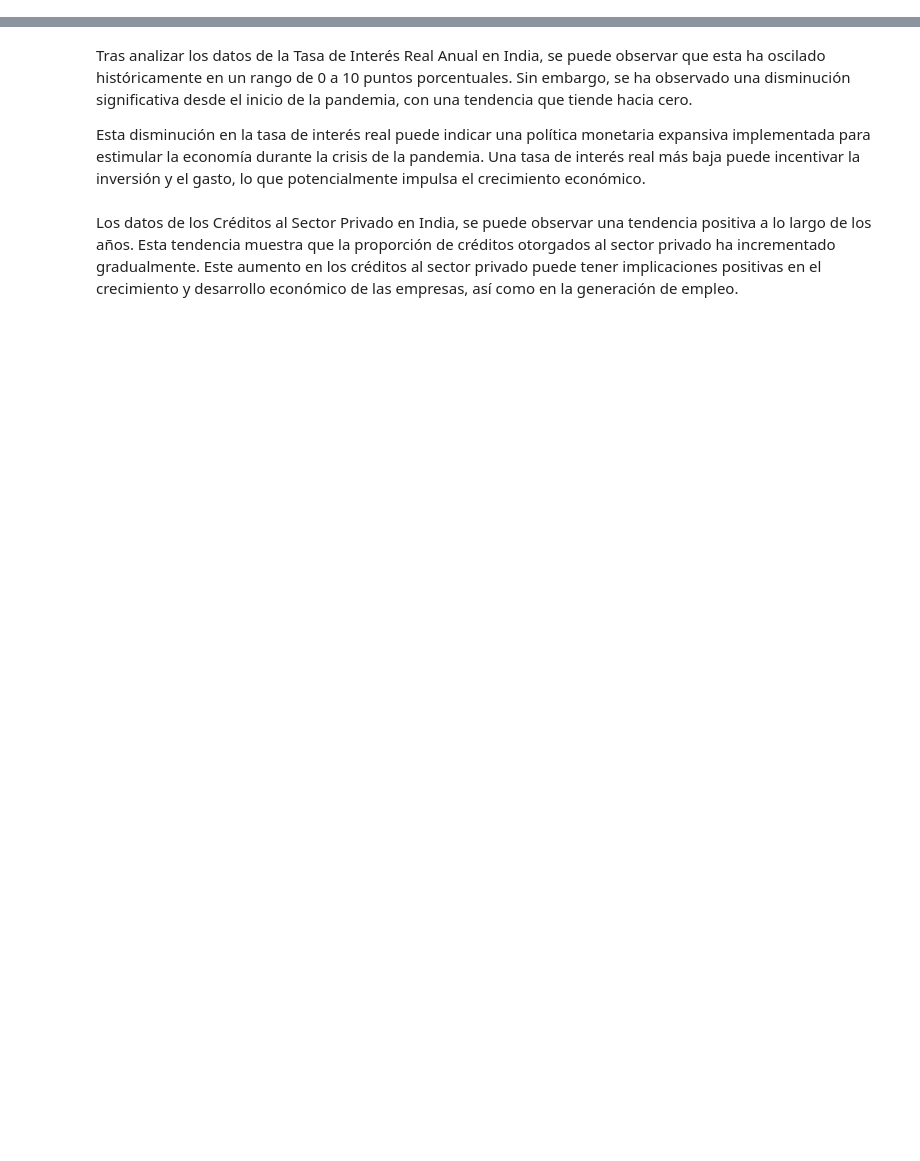
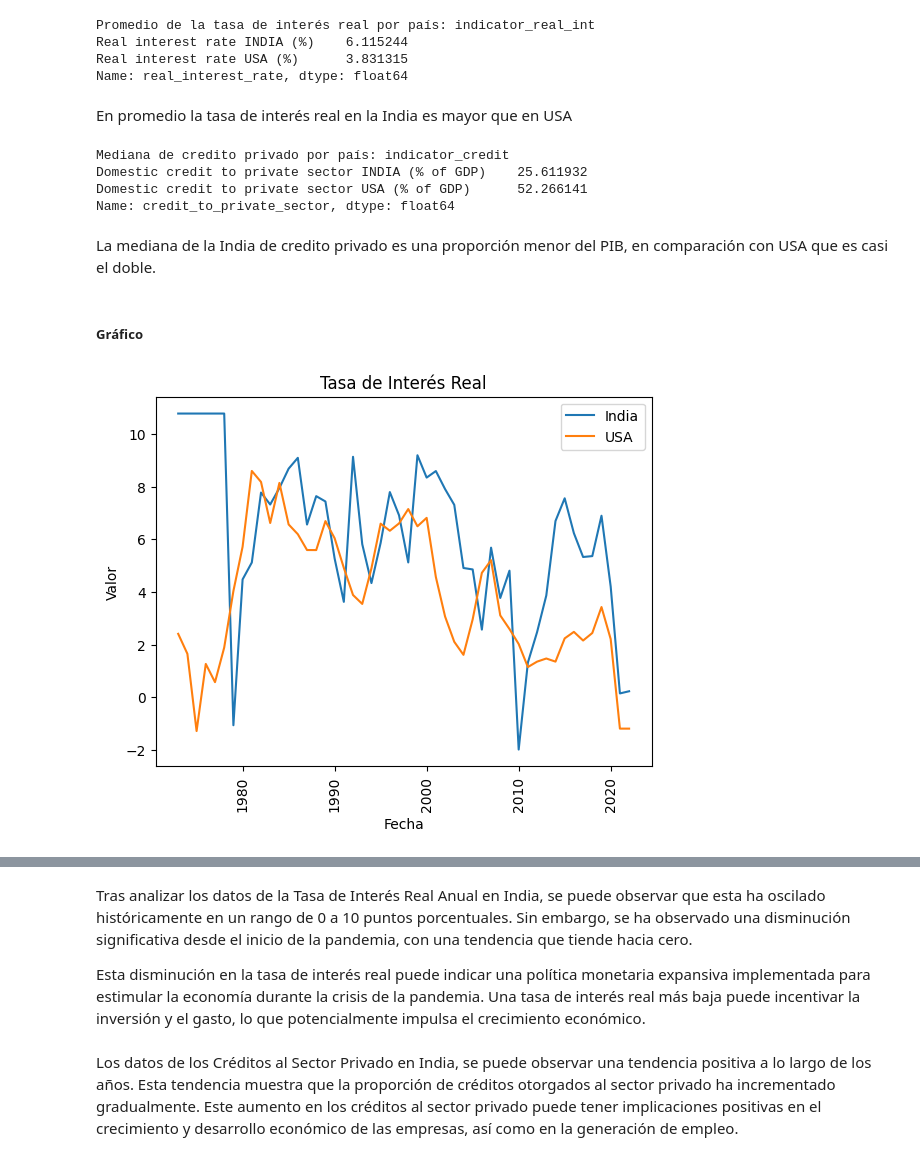
Before and after one commit to stefhanesl/api_data_bank_india, a Jupyter notebook: Descarga_de_datos_desde_api_publica_Karen_Salguero.ipynb, the cells around one changed output, grey strips where cells are left out. Drawn from its saved outputs; the diff is of its cells as text; code cells hidden in the pictures; blank space fills up the shorter version.

```diff
--- a/Descarga_de_datos_desde_api_publica_Karen_Salguero.ipynb
+++ b/Descarga_de_datos_desde_api_publica_Karen_Salguero.ipynb
@@ -107,0 +219,12 @@ plt.show()
+# %%
+#se tranforma año a dato tipo fecha
+df1['date'] = pd.to_datetime(df1['date']).dt.year
+# %%
+#se convierte en indice año
+df1.set_index('date', inplace=True)
+# %%
+# Realizar la interpolación para nulos
+df1['real_interest_rate'] = df1['real_interest_rate'].interpolate()
+df1['credit_to_private_sector'] = df1['credit_to_private_sector'].fillna(50.412164)
+df2['real_interest_rate'] = df2['real_interest_rate'].fillna(-1.189357)
+df1.reset_index(inplace=True)
@@ -107,0 +233,3 @@ plt.show()
+# %%
+df_merged = pd.concat([df1, df2], axis=0).reset_index(drop=True)
+df_merged.head()
@@ -107,0 +271,40 @@ plt.show()
+# %%
+agrup_por_tasa = df_merged['real_interest_rate'].groupby(df_merged['indicator_real_int']).mean()
+print(f'Promedio de la tasa de interés real por país: {agrup_por_tasa}')
+# %% [output]
+Promedio de la tasa de interés real por país: indicator_real_int
+Real interest rate INDIA (%)    6.115244
+Real interest rate USA (%)      3.831315
+Name: real_interest_rate, dtype: float64
+# %% [markdown]
+En promedio la tasa de interés real en la India es mayor que en USA
+# %%
+agrup_por_credit = df_merged['credit_to_private_sector'].groupby(df_merged['indicator_credit']).median()
+print(f'Mediana de credito privado por país: {agrup_por_credit}')
+# %% [output]
+Mediana de credito privado por país: indicator_credit
+Domestic credit to private sector INDIA (% of GDP)    25.611932
+Domestic credit to private sector USA (% of GDP)      52.266141
+Name: credit_to_private_sector, dtype: float64
+# %% [markdown]
+La mediana de la India de credito privado es una proporción menor del PIB, en comparación con USA que es casi el doble.
+# %% [markdown]
+##### Gráfico
+# %%
+import matplotlib.pyplot as plt
+
+tasa_interes_real_ind = df_merged[df_merged['country'] == 'India']['real_interest_rate'].reset_index(drop=True)[::-1]
+tasa_interes_real_us = df_merged[df_merged['country'] == 'USA']['real_interest_rate'].reset_index(drop=True)[::-1]
+date = df_merged['date'][50:100].reset_index(drop=True)[::-1]
+
+fig, ax = plt.subplots()
+ax.plot(date, tasa_interes_real_ind, label='India')
+ax.plot(date, tasa_interes_real_us, label='USA')
+ax.set_xlabel('Fecha')
+ax.set_ylabel('Valor')
+ax.set_title('Tasa de Interés Real')
+ax.legend()
+plt.xticks(rotation=90)
+plt.show()
+# %% [output]
+[figure, added]
```
Also changed, not shown: parts of 58 cells of this notebook.
